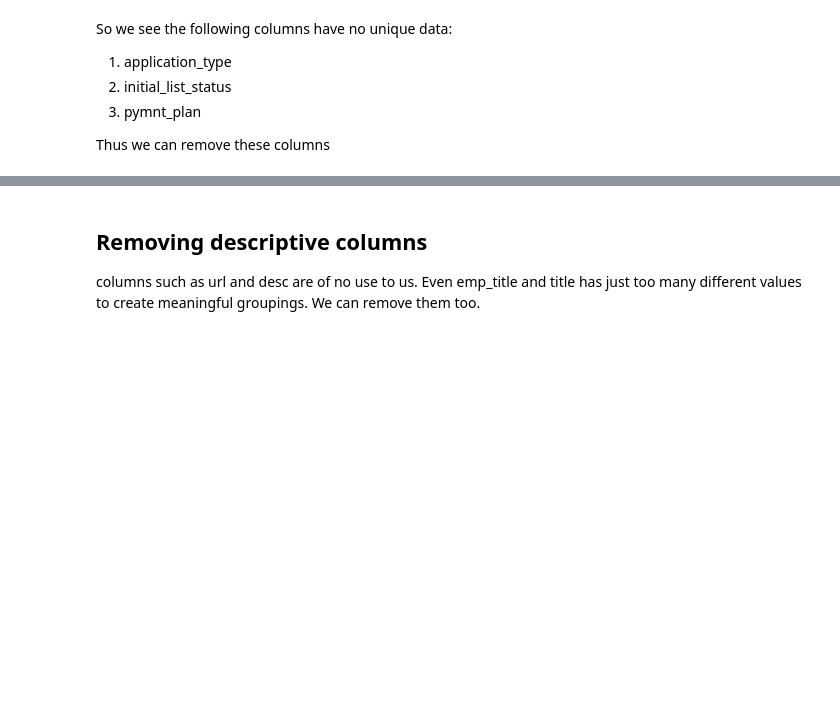
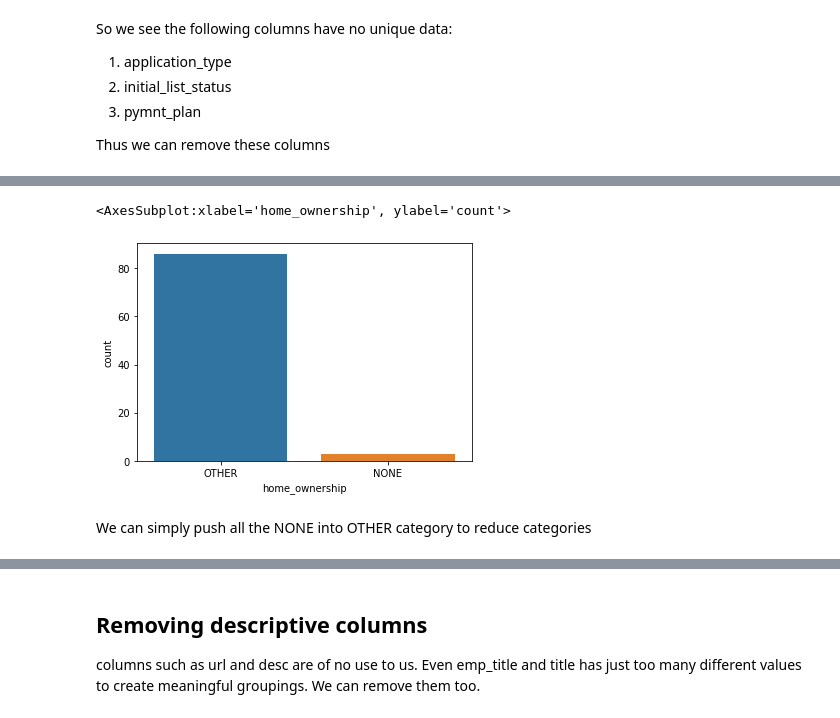
Before and after one commit to showman-sharma/LendingClubCaseStudy, a Jupyter notebook: V_S_S_Anirudh_Sharma.ipynb, the cells around one changed output, grey strips where cells are left out. Drawn from its saved outputs; the diff is of its cells as text; code cells hidden in the pictures; blank space fills up the shorter version.

```diff
--- a/V_S_S_Anirudh_Sharma.ipynb
+++ b/V_S_S_Anirudh_Sharma.ipynb
@@ -182,0 +190,7 @@ df = df.drop(['application_type','initial_list_status','pymnt_plan'],axis=1)
+# %%
+sns.countplot(x="home_ownership", data=df[(df.home_ownership=='OTHER') | (df.home_ownership=='NONE') ])
+# %% [output]
+<AxesSubplot:xlabel='home_ownership', ylabel='count'>
+[figure, added]
+# %% [markdown]
+We can simply push all the NONE into OTHER category to reduce categories
```
Also changed, not shown: parts of 52 cells of this notebook.
